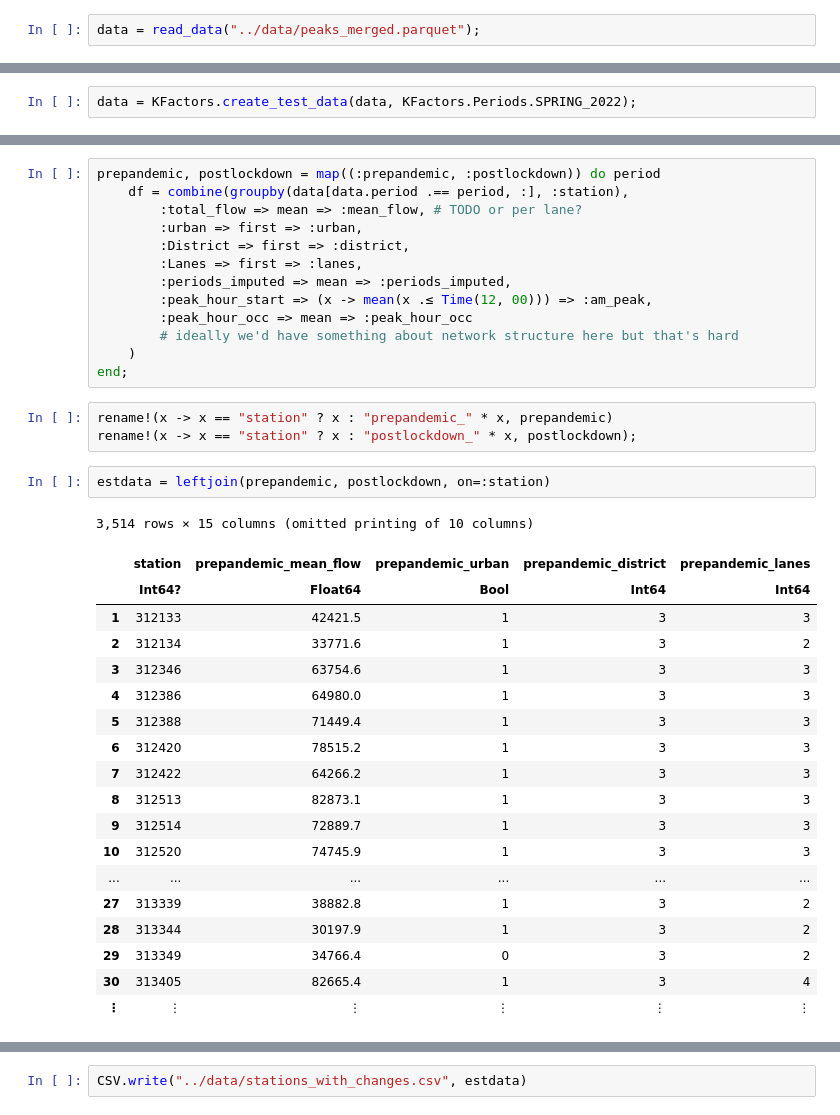
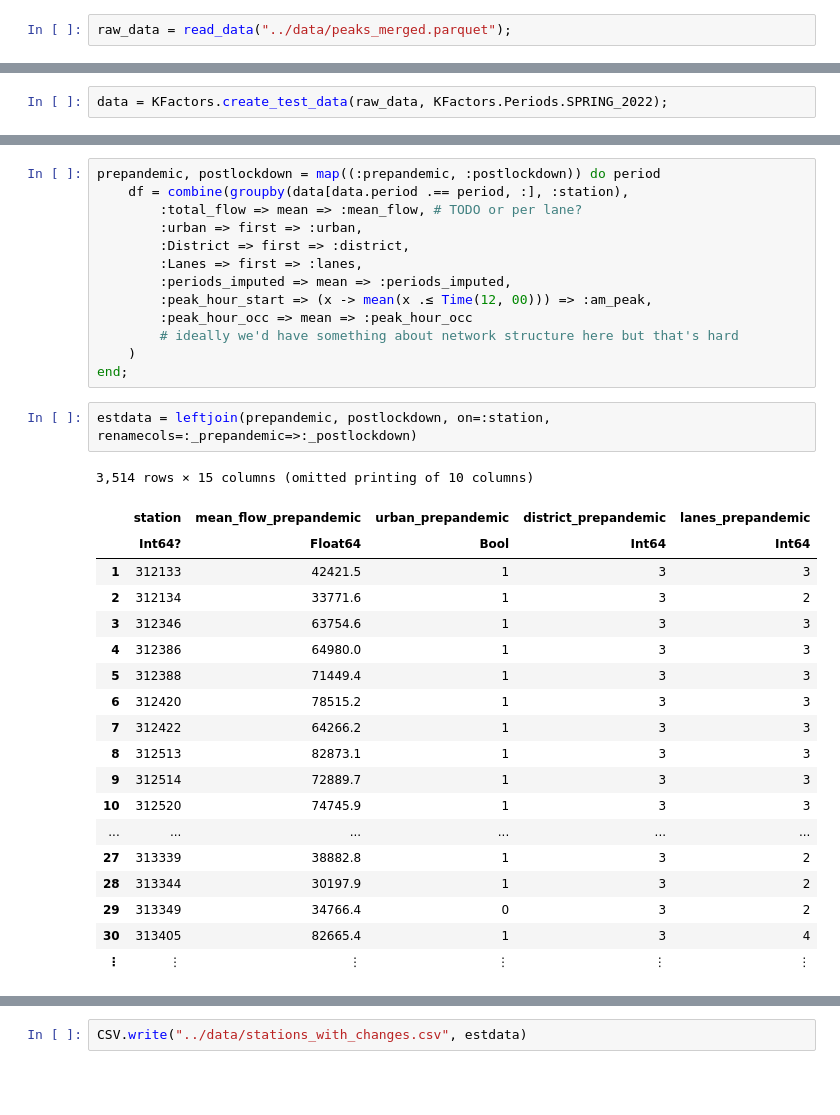
Before and after one commit to mattwigway/peak-spreading, a Jupyter notebook: notebooks/Heterogeneity model.ipynb, the cells around one changed output, grey strips where cells are left out. Drawn from its saved outputs; the diff is of its cells as text; blank space fills up the shorter version.

```diff
--- a/notebooks/Heterogeneity model.ipynb
+++ b/notebooks/Heterogeneity model.ipynb
@@ -10,12 +11,12 @@ const METERS_PER_DEGREE_LAT = 111_000
 # %% [output]
 111000
 # %%
-data = read_data("../data/peaks_merged.parquet");
+raw_data = read_data("../data/peaks_merged.parquet");
 # %% [output]
 ┌ Info: Removing sensors days with peak-hour occ above 99th percentile (22.90%)
 └ @ KFactors /Users/mwbc/git/peak-spreading/src/computation.jl:65
 # %%
-data = KFactors.create_test_data(data, KFactors.Periods.SPRING_2022);
+data = KFactors.create_test_data(raw_data, KFactors.Periods.SPRING_2022);
 # %% [markdown]
 ## Create data
 
@@ -33,14 +34,11 @@ prepandemic, postlockdown = map((:prepandemic, :postlockdown)) do period
         # ideally we'd have something about network structure here but that's hard
     )
 end;
-# %%
-rename!(x -> x == "station" ? x : "prepandemic_" * x, prepandemic)
-rename!(x -> x == "station" ? x : "postlockdown_" * x, postlockdown);
 # %%
-estdata = leftjoin(prepandemic, postlockdown, on=:station)
+estdata = leftjoin(prepandemic, postlockdown, on=:station, renamecols=:_prepandemic=>:_postlockdown)
 # %% [output]
 3,514 rows × 15 columns (omitted printing of 10 columns)
-|  | station | prepandemic_mean_flow | prepandemic_urban | prepandemic_district | prepandemic_lanes |
+|  | station | mean_flow_prepandemic | urban_prepandemic | district_prepandemic | lanes_prepandemic |
 |  | Int64? | Float64 | Bool | Int64 | Int64 |
 | 1 | 312133 | 42421.5 | 1 | 3 | 3 |
 | 2 | 312134 | 33771.6 | 1 | 3 | 2 |
```
Also changed, not shown: parts of 10 cells of this notebook.
